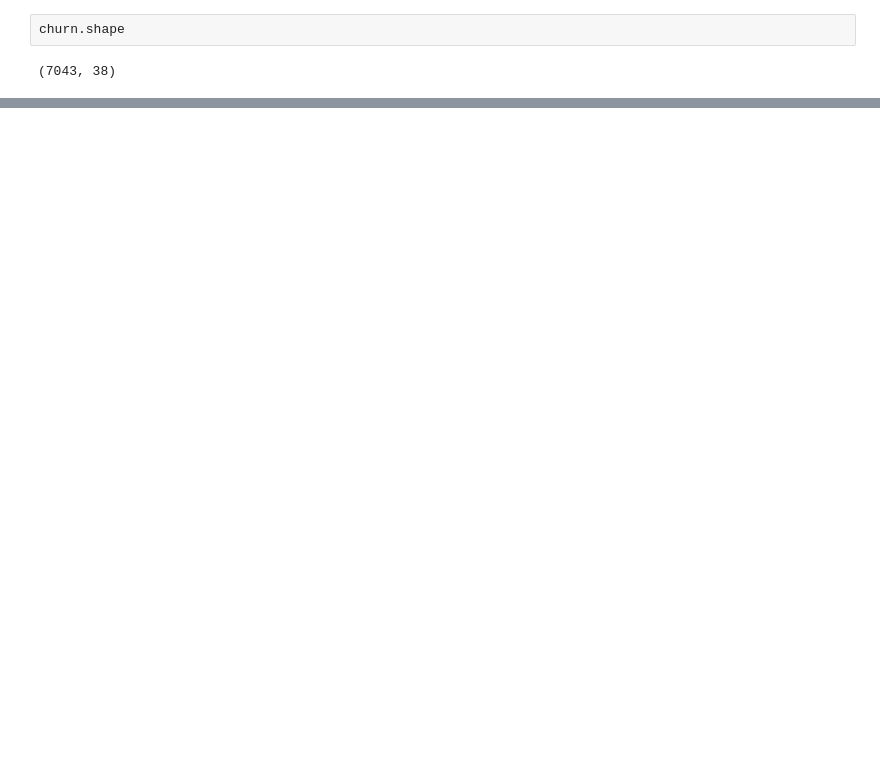
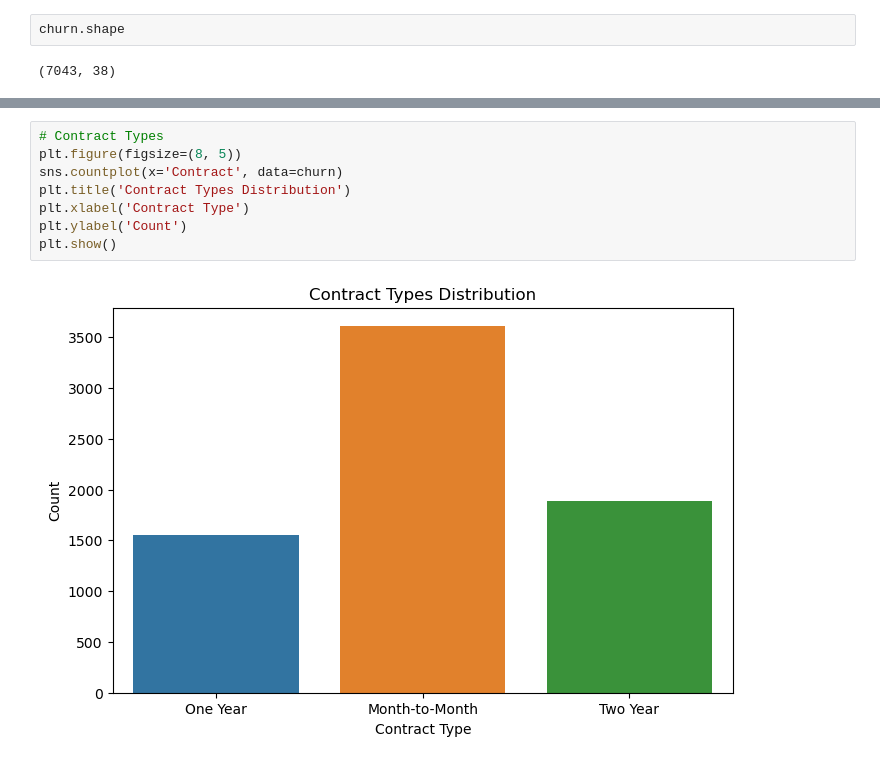
Before and after one commit to adeline-pepela/Telecom-Customer-Churn, a Jupyter notebook: churn_logistic_regression.ipynb, the cells around one changed output, grey strips where cells are left out. Drawn from its saved outputs; the diff is of its cells as text; blank space fills up the shorter version.

```diff
--- a/churn_logistic_regression.ipynb
+++ b/churn_logistic_regression.ipynb
@@ -147,0 +249,10 @@ ValueError: Could not interpret value `Monthly Charge` for parameter `x`
+# %%
+# Contract Types
+plt.figure(figsize=(8, 5))
+sns.countplot(x='Contract', data=churn)
+plt.title('Contract Types Distribution')
+plt.xlabel('Contract Type')
+plt.ylabel('Count')
+plt.show()
+# %% [output]
+[figure, added]
```
Also changed, not shown: parts of 73 cells of this notebook.
